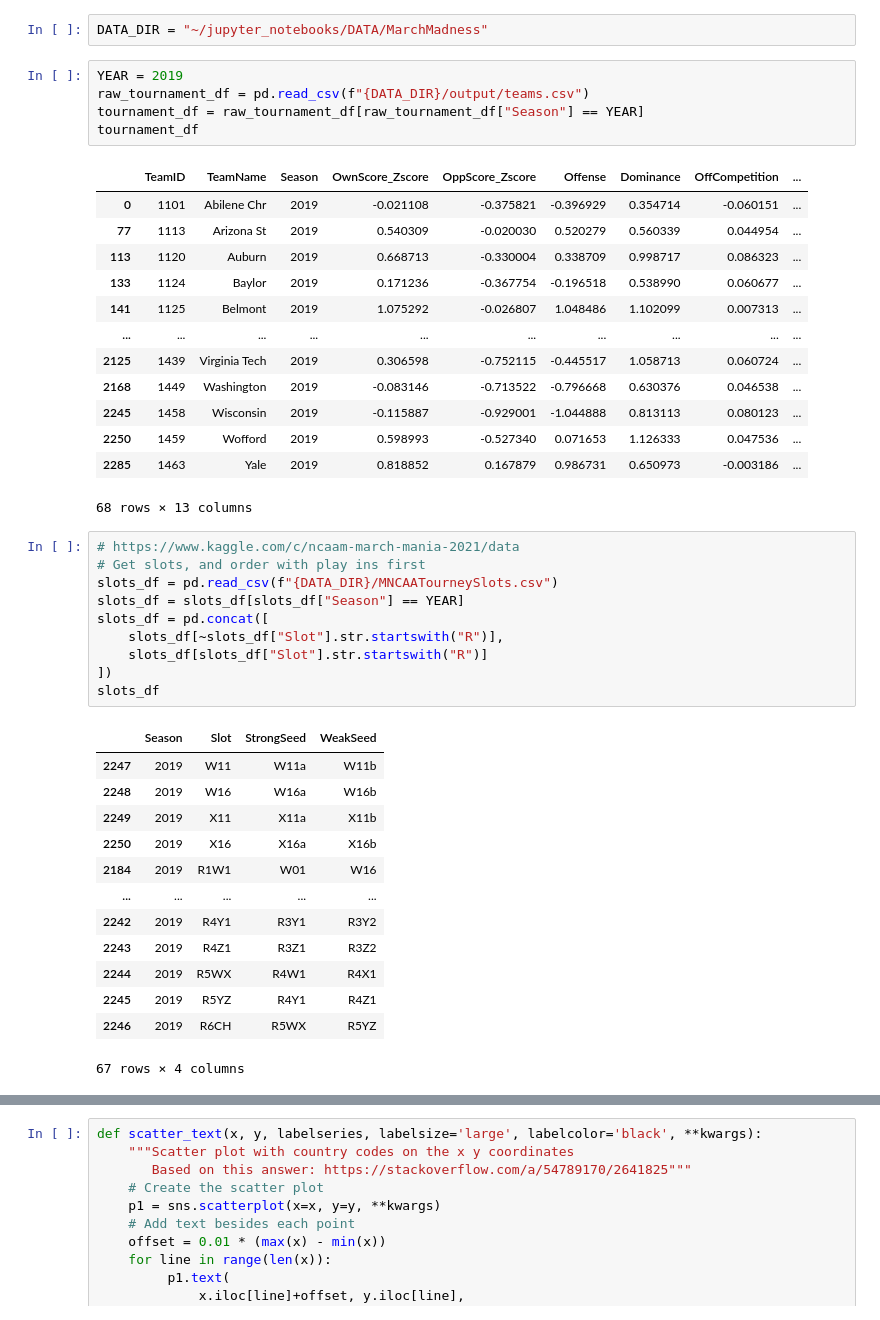
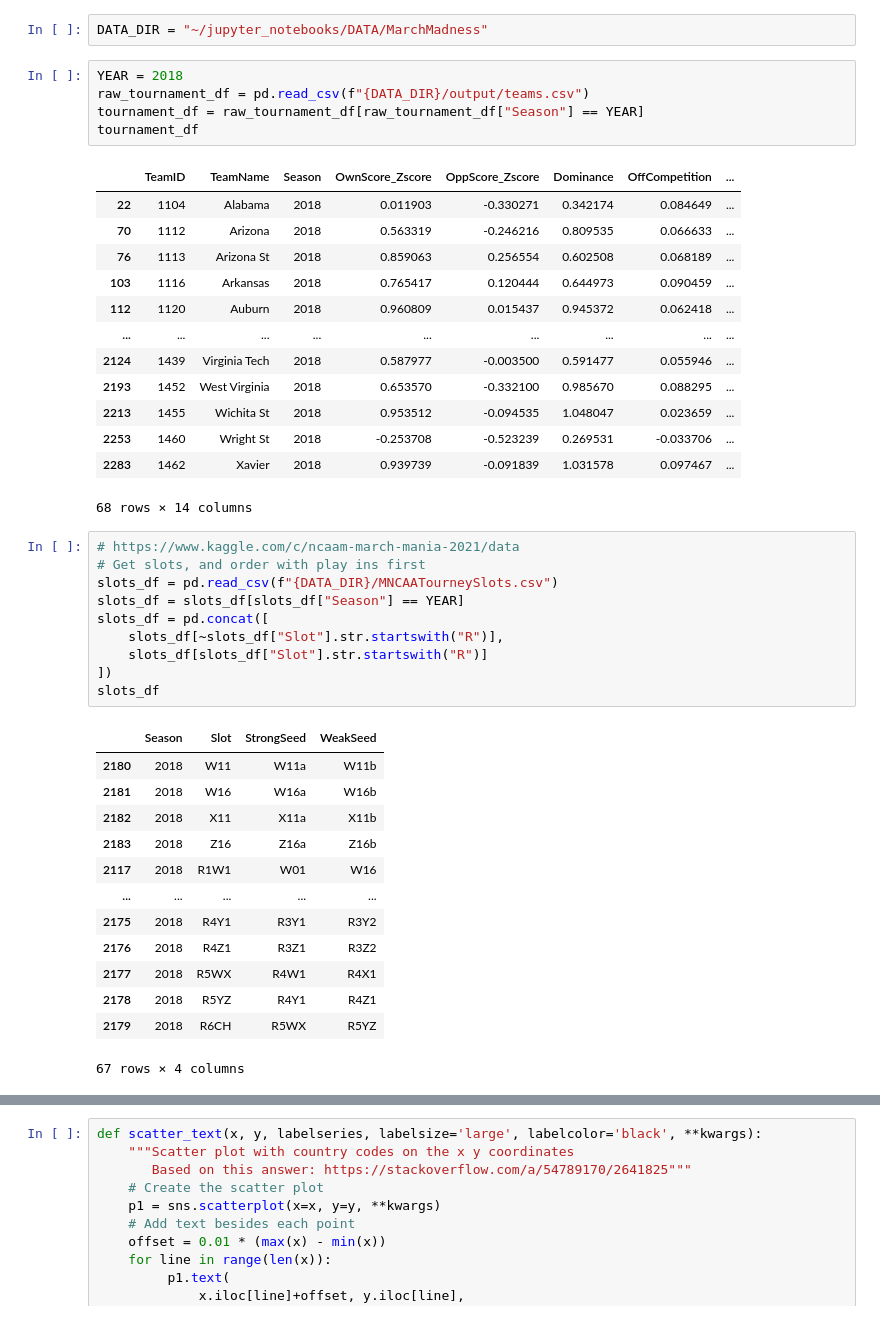
Before and after one commit to jamestwhedbee/jupyter_notebooks, a Jupyter notebook: MarchMadness/PredictMarchMadness.ipynb, the cells around one changed output, grey strips where cells are left out. Saved outputs shown, nothing was run; the diff lists cells and outputs as text.

```diff
--- a/MarchMadness/PredictMarchMadness.ipynb
+++ b/MarchMadness/PredictMarchMadness.ipynb
@@ -15,24 +15,24 @@ from collections import defaultdict
 # %%
 DATA_DIR = "~/jupyter_notebooks/DATA/MarchMadness"
 # %%
-YEAR = 2019
+YEAR = 2018
 raw_tournament_df = pd.read_csv(f"{DATA_DIR}/output/teams.csv")
 tournament_df = raw_tournament_df[raw_tournament_df["Season"] == YEAR]
 tournament_df
 # %% [output]
-|  | TeamID | TeamName | Season | OwnScore_Zscore | OppScore_Zscore | Offense | Dominance | OffCompetition | ... |
-| 0 | 1101 | Abilene Chr | 2019 | -0.021108 | -0.375821 | -0.396929 | 0.354714 | -0.060151 | ... |
-| 77 | 1113 | Arizona St | 2019 | 0.540309 | -0.020030 | 0.520279 | 0.560339 | 0.044954 | ... |
-| 113 | 1120 | Auburn | 2019 | 0.668713 | -0.330004 | 0.338709 | 0.998717 | 0.086323 | ... |
-| 133 | 1124 | Baylor | 2019 | 0.171236 | -0.367754 | -0.196518 | 0.538990 | 0.060677 | ... |
-| 141 | 1125 | Belmont | 2019 | 1.075292 | -0.026807 | 1.048486 | 1.102099 | 0.007313 | ... |
-| ... | ... | ... | ... | ... | ... | ... | ... | ... | ... |
-| 2125 | 1439 | Virginia Tech | 2019 | 0.306598 | -0.752115 | -0.445517 | 1.058713 | 0.060724 | ... |
-| 2168 | 1449 | Washington | 2019 | -0.083146 | -0.713522 | -0.796668 | 0.630376 | 0.046538 | ... |
-| 2245 | 1458 | Wisconsin | 2019 | -0.115887 | -0.929001 | -1.044888 | 0.813113 | 0.080123 | ... |
-| 2250 | 1459 | Wofford | 2019 | 0.598993 | -0.527340 | 0.071653 | 1.126333 | 0.047536 | ... |
-| 2285 | 1463 | Yale | 2019 | 0.818852 | 0.167879 | 0.986731 | 0.650973 | -0.003186 | ... |
+|  | TeamID | TeamName | Season | OwnScore_Zscore | OppScore_Zscore | Dominance | OffCompetition | ... |
+| 22 | 1104 | Alabama | 2018 | 0.011903 | -0.330271 | 0.342174 | 0.084649 | ... |
+| 70 | 1112 | Arizona | 2018 | 0.563319 | -0.246216 | 0.809535 | 0.066633 | ... |
+| 76 | 1113 | Arizona St | 2018 | 0.859063 | 0.256554 | 0.602508 | 0.068189 | ... |
+| 103 | 1116 | Arkansas | 2018 | 0.765417 | 0.120444 | 0.644973 | 0.090459 | ... |
+| 112 | 1120 | Auburn | 2018 | 0.960809 | 0.015437 | 0.945372 | 0.062418 | ... |
+| ... | ... | ... | ... | ... | ... | ... | ... | ... |
+| 2124 | 1439 | Virginia Tech | 2018 | 0.587977 | -0.003500 | 0.591477 | 0.055946 | ... |
+| 2193 | 1452 | West Virginia | 2018 | 0.653570 | -0.332100 | 0.985670 | 0.088295 | ... |
+| 2213 | 1455 | Wichita St | 2018 | 0.953512 | -0.094535 | 1.048047 | 0.023659 | ... |
+| 2253 | 1460 | Wright St | 2018 | -0.253708 | -0.523239 | 0.269531 | -0.033706 | ... |
+| 2283 | 1462 | Xavier | 2018 | 0.939739 | -0.091839 | 1.031578 | 0.097467 | ... |
-68 rows × 13 columns
+68 rows × 14 columns
 # %%
 # https://www.kaggle.com/c/ncaam-march-mania-2021/data
 # Get slots, and order with play ins first
@@ -45,17 +45,17 @@ slots_df = pd.concat([
 slots_df
 # %% [output]
 |  | Season | Slot | StrongSeed | WeakSeed |
-| 2247 | 2019 | W11 | W11a | W11b |
-| 2248 | 2019 | W16 | W16a | W16b |
-| 2249 | 2019 | X11 | X11a | X11b |
-| 2250 | 2019 | X16 | X16a | X16b |
-| 2184 | 2019 | R1W1 | W01 | W16 |
+| 2180 | 2018 | W11 | W11a | W11b |
+| 2181 | 2018 | W16 | W16a | W16b |
+| 2182 | 2018 | X11 | X11a | X11b |
+| 2183 | 2018 | Z16 | Z16a | Z16b |
+| 2117 | 2018 | R1W1 | W01 | W16 |
 | ... | ... | ... | ... | ... |
-| 2242 | 2019 | R4Y1 | R3Y1 | R3Y2 |
-| 2243 | 2019 | R4Z1 | R3Z1 | R3Z2 |
-| 2244 | 2019 | R5WX | R4W1 | R4X1 |
-| 2245 | 2019 | R5YZ | R4Y1 | R4Z1 |
-| 2246 | 2019 | R6CH | R5WX | R5YZ |
+| 2175 | 2018 | R4Y1 | R3Y1 | R3Y2 |
+| 2176 | 2018 | R4Z1 | R3Z1 | R3Z2 |
+| 2177 | 2018 | R5WX | R4W1 | R4X1 |
+| 2178 | 2018 | R5YZ | R4Y1 | R4Z1 |
+| 2179 | 2018 | R6CH | R5WX | R5YZ |
 67 rows × 4 columns
 # %%
 games_df = pd.read_csv(f"{DATA_DIR}/output/games_training.csv")
```
Also changed, not shown: parts of 31 cells of this notebook, 1 other file.
